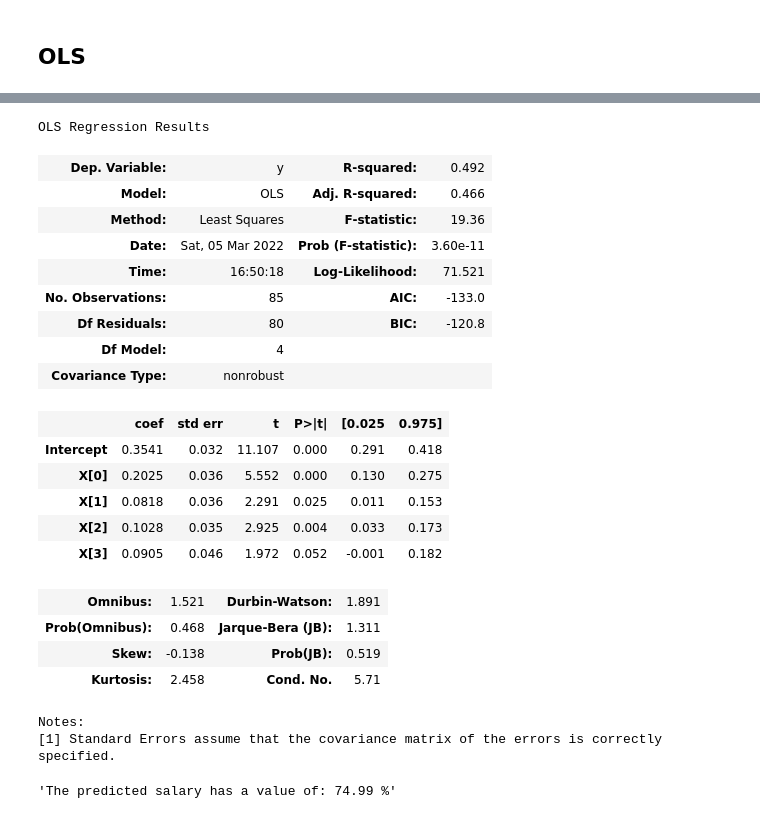
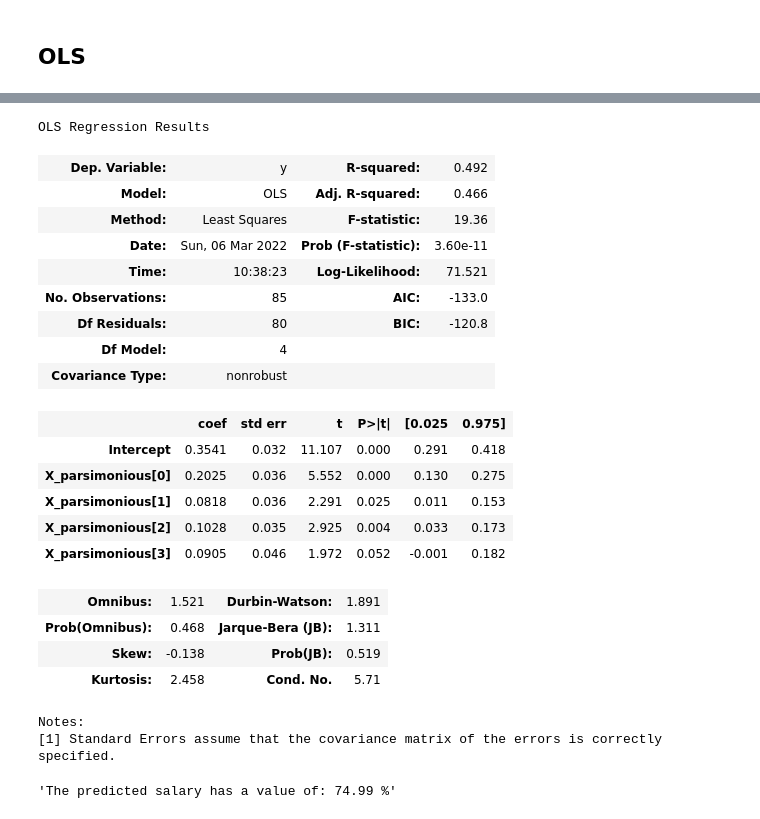
Before and after one commit to nicholas-dinicola/Candy-Power-Ranking-Analysis, a Jupyter notebook: analysis/Candy_Analysis.ipynb, the cells around one changed output, grey strips where cells are left out. Saved outputs shown, nothing was run; the diff lists cells and outputs as text; code cells hidden in the pictures.

```diff
--- a/analysis/Candy_Analysis.ipynb
+++ b/analysis/Candy_Analysis.ipynb
@@ -107,10 +113,10 @@ table.set_index("competitorname").style.applymap(color_df)
 # %%
 # Combine the two variables
 # Higher value -> the candy is sweet as well as cheap.
-df['sugarbyprice'] = round(df['sugarpercent'].div(df['pricepercent']), 3)
+### df['sugarbyprice'] = round(df['sugarpercent'].div(df['pricepercent']), 3)
 
 # Higher value -> the candy is more liked as well as cheap.
-df['winbyprice'] = round(df['winpercent'].div(df['pricepercent']), 3)
+### df['winbyprice'] = round(df['winpercent'].div(df['pricepercent']), 3)
 
 # Check the transformations
-df.sample(5)
+### df.sample(5)
@@ -430,26 +414,26 @@ X
 # %%
 #Fit the OLS using all the possible predictors in the dataset
-model = sm.OLS.from_formula("y ~ X", data = df).fit()
+model = sm.OLS.from_formula("y ~ X_parsimonious", data = df).fit()
 
 #Chech the model's summary
 model.summary()
 # %% [output]
 OLS Regression Results
 | Dep. Variable: | y | R-squared: | 0.492 |
 | Model: | OLS | Adj. R-squared: | 0.466 |
 | Method: | Least Squares | F-statistic: | 19.36 |
-| Date: | Sat, 05 Mar 2022 | Prob (F-statistic): | 3.60e-11 |
-| Time: | 16:50:18 | Log-Likelihood: | 71.521 |
+| Date: | Sun, 06 Mar 2022 | Prob (F-statistic): | 3.60e-11 |
+| Time: | 10:38:23 | Log-Likelihood: | 71.521 |
 | No. Observations: | 85 | AIC: | -133.0 |
 | Df Residuals: | 80 | BIC: | -120.8 |
 | Df Model: | 4 |  |  |
 | Covariance Type: | nonrobust |  |  |
 |  | coef | std err | t | P>|t| | [0.025 | 0.975] |
 | Intercept | 0.3541 | 0.032 | 11.107 | 0.000 | 0.291 | 0.418 |
-| X[0] | 0.2025 | 0.036 | 5.552 | 0.000 | 0.130 | 0.275 |
-| X[1] | 0.0818 | 0.036 | 2.291 | 0.025 | 0.011 | 0.153 |
-| X[2] | 0.1028 | 0.035 | 2.925 | 0.004 | 0.033 | 0.173 |
-| X[3] | 0.0905 | 0.046 | 1.972 | 0.052 | -0.001 | 0.182 |
+| X_parsimonious[0] | 0.2025 | 0.036 | 5.552 | 0.000 | 0.130 | 0.275 |
+| X_parsimonious[1] | 0.0818 | 0.036 | 2.291 | 0.025 | 0.011 | 0.153 |
+| X_parsimonious[2] | 0.1028 | 0.035 | 2.925 | 0.004 | 0.033 | 0.173 |
+| X_parsimonious[3] | 0.0905 | 0.046 | 1.972 | 0.052 | -0.001 | 0.182 |
 | Omnibus: | 1.521 | Durbin-Watson: | 1.891 |
 | Prob(Omnibus): | 0.468 | Jarque-Bera (JB): | 1.311 |
 | Skew: | -0.138 | Prob(JB): | 0.519 |
```
Also changed, not shown: parts of 50 cells of this notebook, 1 other file.
